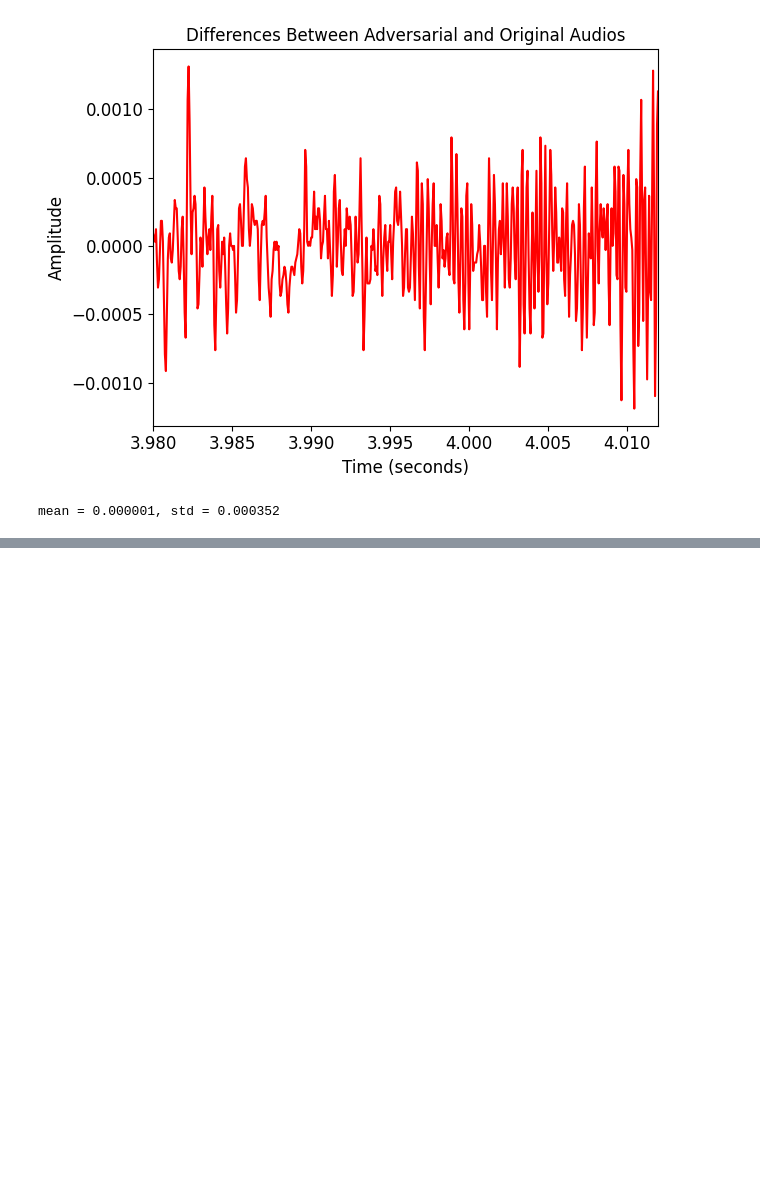
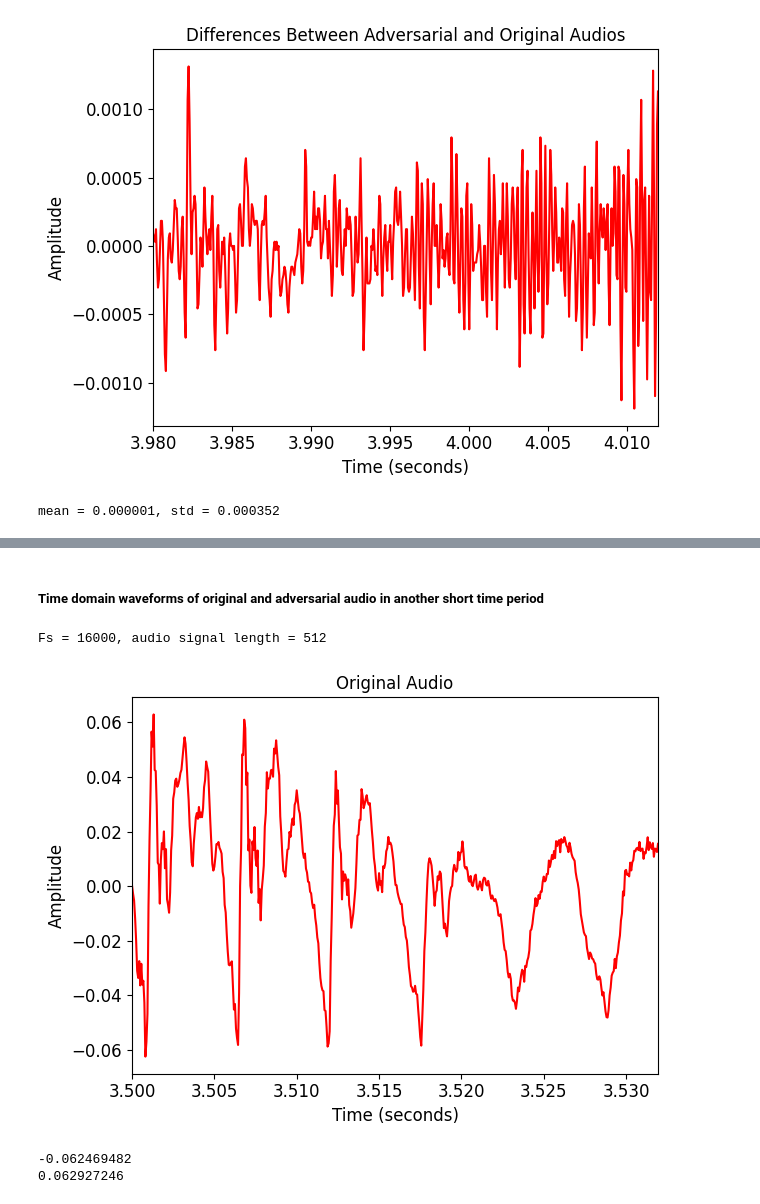
Before and after one commit to sanchitd9/speakerguard, a Jupyter notebook: sanchit/cw2.ipynb, the cells around one changed output, grey strips where cells are left out. Cells and saved outputs as stored; diff of their text form; code cells hidden in the pictures; blank space fills up the shorter version.

```diff
--- a/sanchit/cw2.ipynb
+++ b/sanchit/cw2.ipynb
@@ -221,0 +260,17 @@ mean = 0.000001, std = 0.000352
+# %% [markdown]
+##### Time domain waveforms of original and adversarial audio in another short time period
+# %%
+n_fft = 512
+index = 350
+hop_length = 160
+
+org_audio_short_time = original_audio[hop_length * index : hop_length * index + n_fft]
+plot_time_domain_waveform(org_audio_short_time, fs, "Original Audio", "./time_waveform_org_audio_short_time_2.png", hop_length * index / fs)
+
+print(min(org_audio_short_time))
+print(max(org_audio_short_time))
+# %% [output]
+Fs = 16000, audio signal length = 512
+[figure, added]
+-0.062469482
+0.062927246
```
Also changed, not shown: parts of 24 cells of this notebook, 17 other files.
